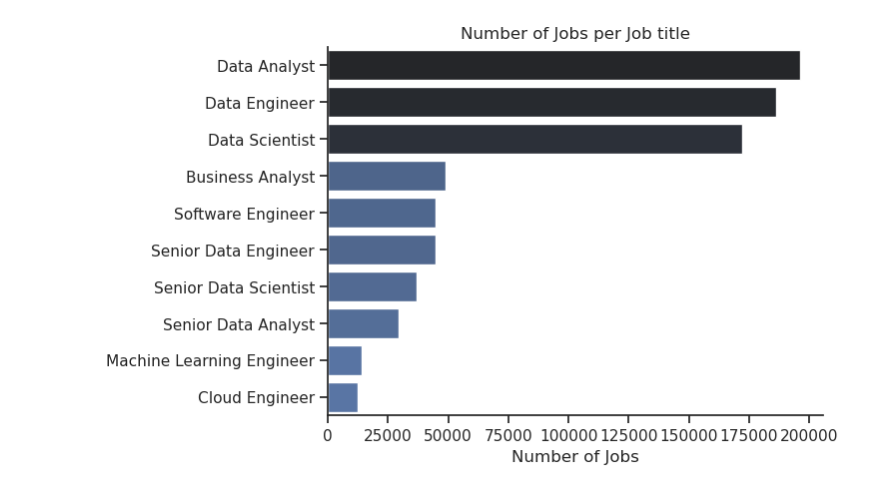
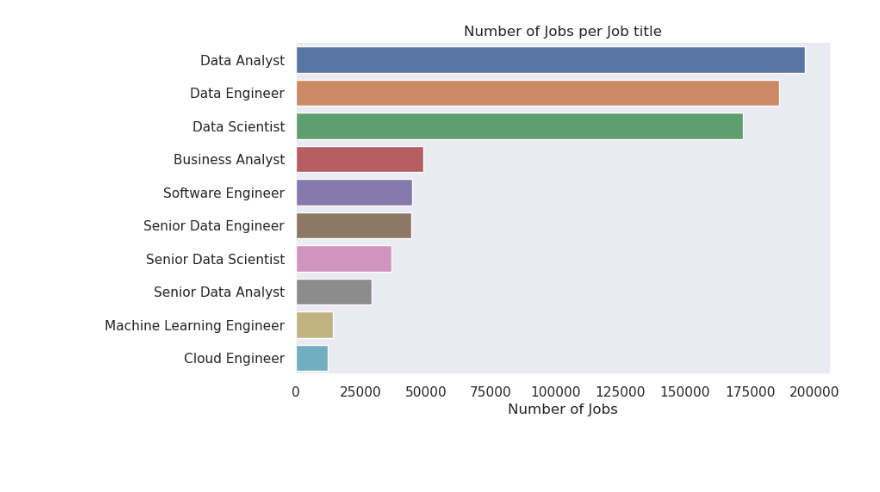
Before and after one commit to mrafi/data-analytics--project-python, a Jupyter notebook: 1_Exploratory_Data_Analysis.ipynb, the cells around one changed output. Saved outputs shown, nothing was run; the diff lists cells and outputs as text; code cells hidden in the pictures; blank space fills up the shorter version.

```diff
--- a/1_Exploratory_Data_Analysis.ipynb
+++ b/1_Exploratory_Data_Analysis.ipynb
@@ -16,14 +16,25 @@ df['job_skills'] = df['job_skills'].apply(lambda x: ast.literal_eval(x) if pd.no
 # %%
 # Roles to explore
 
-df_plot = df['job_title_short'].value_counts().to_frame()
+# Count jobs per title
+df_plot = df['job_title_short'].value_counts().reset_index()
 
-sns.set_theme(style= 'ticks')
-sns.barplot(data=df_plot, x='count', y='job_title_short', hue='count', palette='dark:b_r', legend=False)
+# Plot
+sns.set_theme(style= 'dark')
+plt.figure(figsize=(8, 5))
+
+
+sns.barplot(data=df_plot,
+            x='count',
+            y='job_title_short',
+            palette='deep',
+            hue='job_title_short')
+
 sns.despine()
 plt.title("Number of Jobs per Job title")
 plt.xlabel('Number of Jobs')
 plt.ylabel('')
+
 plt.show()
 # %% [output]
-[figure, old version]
+[figure, new version]
```
Also changed, not shown: parts of 7 cells of this notebook.
